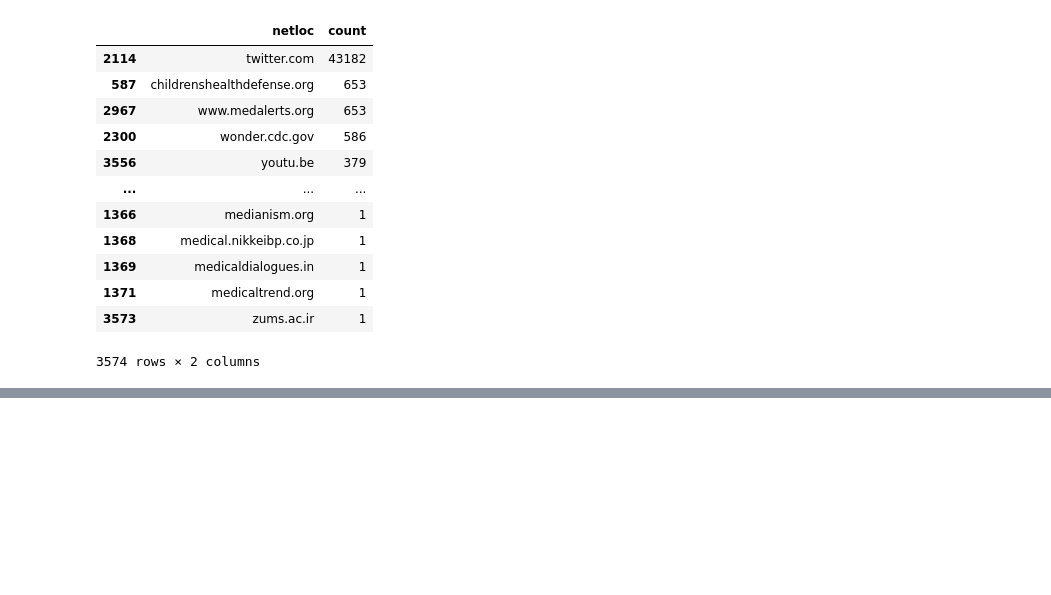
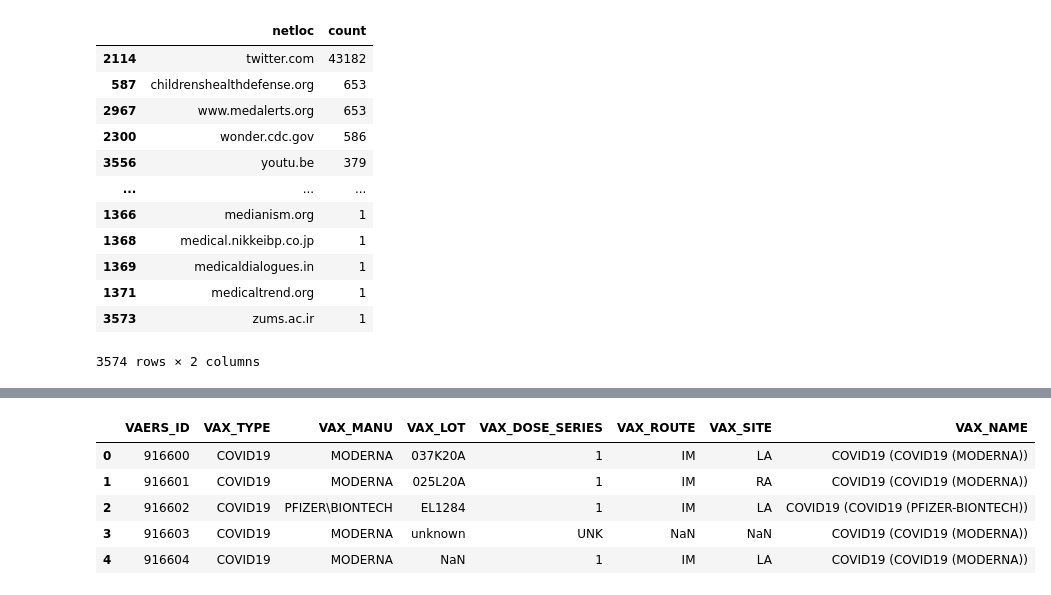
Before and after one commit to qcri/Vaccine_Disinfo, a Jupyter notebook: NEW/notebooks/VAERS_data/VAERS_Twitter_Dataset.ipynb, the cells around one changed output, grey strips where cells are left out. Saved outputs shown, nothing was run; the diff lists cells and outputs as text; code cells hidden in the pictures; blank space fills up the shorter version.

```diff
--- a/NEW/notebooks/VAERS_data/VAERS_Twitter_Dataset.ipynb
+++ b/NEW/notebooks/VAERS_data/VAERS_Twitter_Dataset.ipynb
@@ -213,0 +226,10 @@ df_gov_filtered = df[~df["url"].str.contains(compiled)]
+# %%
+vrsvax = pd.read_csv('../../../../Vaccine-Disinfo-Data/VAERS/2021VAERSVAX.csv',encoding='latin1',low_memory=False)
+vrsvax.head()
+# %% [output]
+|  | VAERS_ID | VAX_TYPE | VAX_MANU | VAX_LOT | VAX_DOSE_SERIES | VAX_ROUTE | VAX_SITE | VAX_NAME |
+| 0 | 916600 | COVID19 | MODERNA | 037K20A | 1 | IM | LA | COVID19 (COVID19 (MODERNA)) |
+| 1 | 916601 | COVID19 | MODERNA | 025L20A | 1 | IM | RA | COVID19 (COVID19 (MODERNA)) |
+| 2 | 916602 | COVID19 | PFIZER\BIONTECH | EL1284 | 1 | IM | LA | COVID19 (COVID19 (PFIZER-BIONTECH)) |
+| 3 | 916603 | COVID19 | MODERNA | unknown | UNK | NaN | NaN | COVID19 (COVID19 (MODERNA)) |
+| 4 | 916604 | COVID19 | MODERNA | NaN | 1 | IM | LA | COVID19 (COVID19 (MODERNA)) |
```
Also changed, not shown: parts of 7 cells of this notebook.
